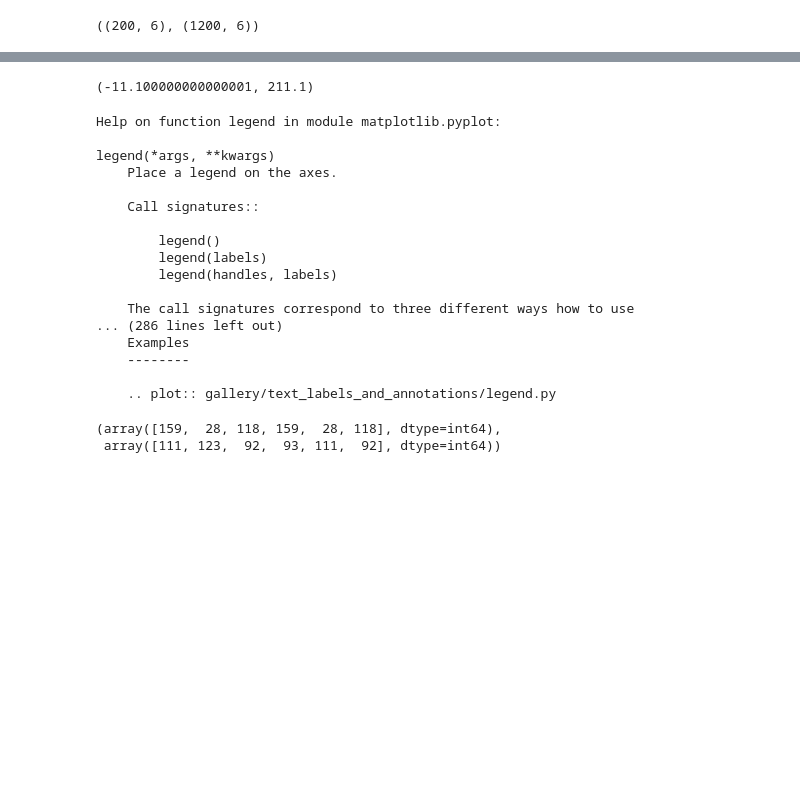
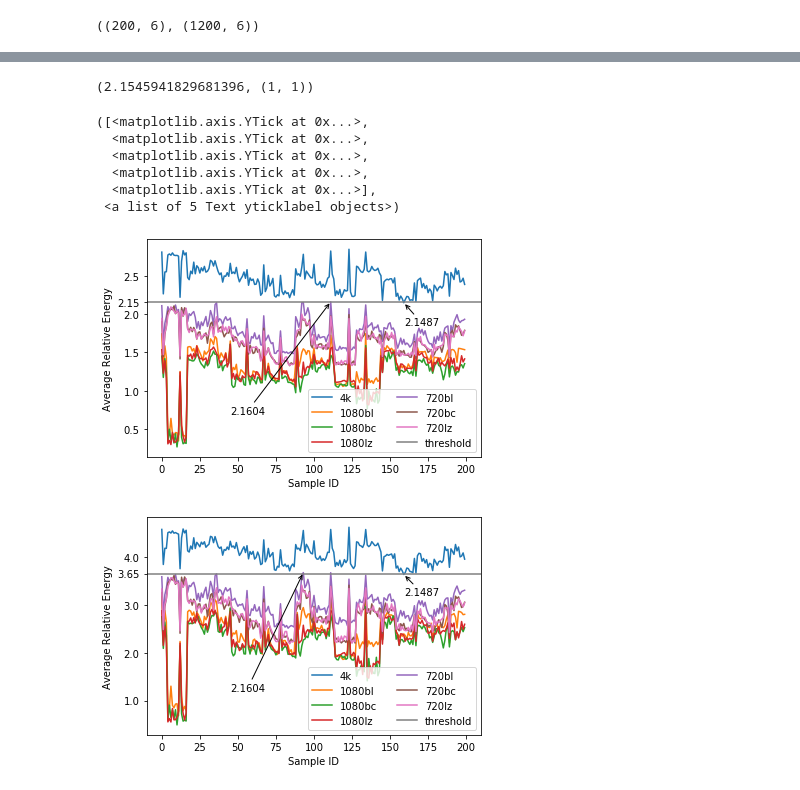
Before and after one commit to xushangning/cs386, a Jupyter notebook: 3-UHD/code/DCT_Judger.ipynb, the cells around one changed output, grey strips where cells are left out. Cells and saved outputs as stored; diff of their text form; code cells hidden in the pictures; blank space fills up the shorter version.

```diff
--- a/3-UHD/code/DCT_Judger.ipynb
+++ b/3-UHD/code/DCT_Judger.ipynb
@@ -694,5 +643,33 @@ sum(neg_data[:, 0] <= thresholds[0]), sum(neg_data[:, 3] <= thresholds[1]), sum(
 # %% [markdown]
 ### Zero-Centered Ref Rate 2
+# %%
+def plot_energy(data, axis=0, threshold=None, bottle_necks=None, text_locs=None, legend=(0, 2)):
+    plt.figure()
+    ax = plt.subplot(111)
+    for key in data.keys():
+        tmp = data[key]
+        plt.plot(tmp[:, axis], label=key)
+    if threshold is not None:
+        plt.plot([-10, 210], [threshold, threshold], label='threshold')
+    plt.xlabel("Sample ID")
+    plt.ylabel("Average Relative Energy")
+    plt.legend(loc=legend[0], ncol=legend[1])
+
+    if bottle_necks is not None:
+        if text_locs is None:
+            text_locs = bottle_necks
+        ax.annotate("2.1487",xy=bottle_necks[0], xycoords='data',
+                    xytext=text_locs[0], textcoords='data',
+                    arrowprops=dict(arrowstyle="->",
+                                    connectionstyle="arc3")
+                   )
+        if len(bottle_necks) > 1:
+            ax.annotate("2.1604",xy=bottle_necks[1], xycoords='data',
+                        xytext=text_locs[1], textcoords='data',
+                        arrowprops=dict(arrowstyle="->",
+                                        connectionstyle="arc3")
+                       )
+    ax.set_xlim((-10, 210))
 # %%
 rate2_fname = 'tile_32_channel_0_samples_50_rate_2_threshold_20_div_True_offset_1.0.txt'
 data = {}
@@ -776,30 +698,24 @@ ax.set_xlim((-10, 210))
-# %%
-ax.get_xbound()
-# %% [output]
-(-11.100000000000001, 211.1)
-# %%
-help(plt.legend)
-# %% [output]
-Help on function legend in module matplotlib.pyplot:
-
-legend(*args, **kwargs)
-    Place a legend on the axes.
-
-    Call signatures::
-
-        legend()
-        legend(labels)
-        legend(handles, labels)
-
-    The call signatures correspond to three different ways how to use
-... (286 lines left out)
-    Examples
-    --------
-
-    .. plot:: gallery/text_labels_and_annotations/legend.py
-# %%
-data['4k'].argmin(axis=0), data['720bl'].argmax(axis=0)
-# %% [output]
-(array([159,  28, 118, 159,  28, 118], dtype=int64),
- array([111, 123,  92,  93, 111,  92], dtype=int64))
+# %%
+binary_search(data)
+# %% [output]
+(2.1545941829681396, (1, 1))
+# %%
+plot_energy(data, threshold=2.1545941829681396,
+        bottle_necks=[(159, 2.14878821), (111, 2.16040015),],
+        text_locs=[(159, 1.85), (45, 0.7)])
+plt.yticks([0.5, 1.0, 1.5, 2.0, 2.1545941829681396, 2.5], ['0.5', '1.0', '1.5', '2.0', '2.15', '2.5'])
+
+plot_energy(data, axis=3, threshold=3.656043997245576,
+        bottle_necks=[(159, 3.63657483), (93, 3.67551316),],
+        text_locs=[(159, 3.2), (45, 1.2)])
+plt.yticks([1, 2, 3, 3.656043997245576, 4], ['1.0', '2.0', '3.0', '3.65', '4.0'])
+# %% [output]
+([<matplotlib.axis.YTick at 0x...>,
+  <matplotlib.axis.YTick at 0x...>,
+  <matplotlib.axis.YTick at 0x...>,
+  <matplotlib.axis.YTick at 0x...>,
+  <matplotlib.axis.YTick at 0x...>],
+ <a list of 5 Text yticklabel objects>)
+[figure, added]
+[figure, added]
 # %%
```
Also changed, not shown: parts of 30 cells of this notebook, 1 other file.
